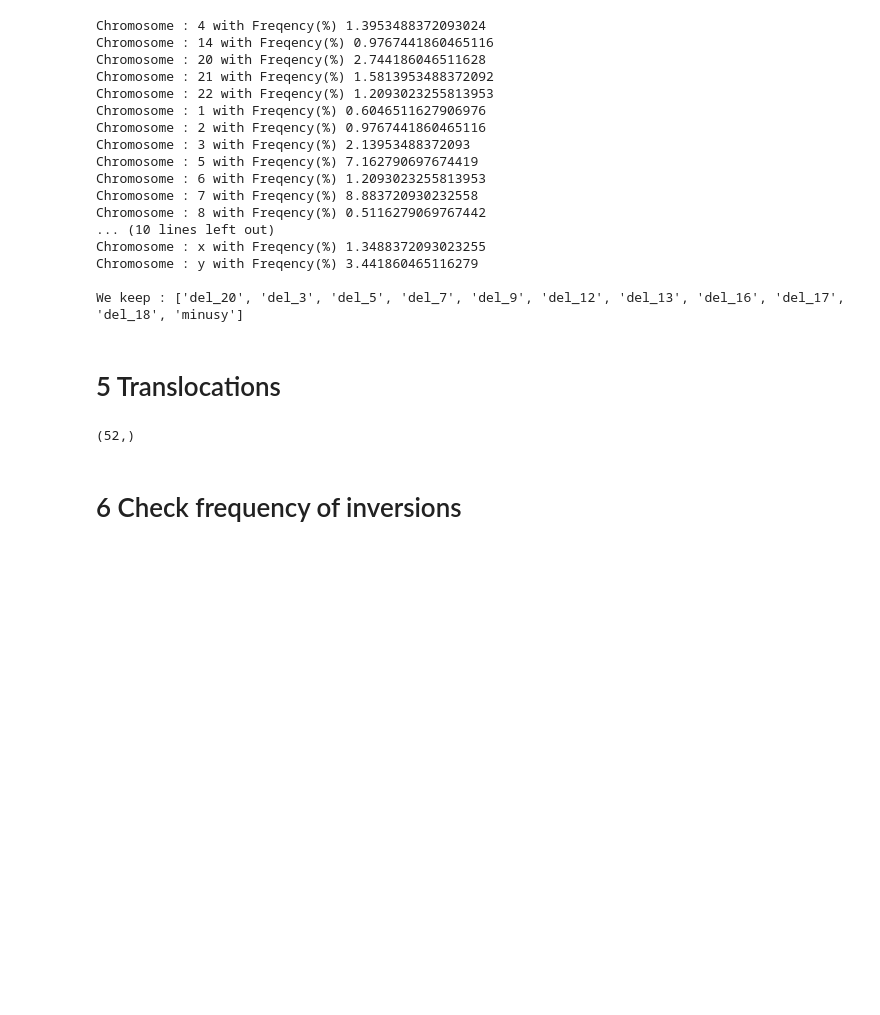
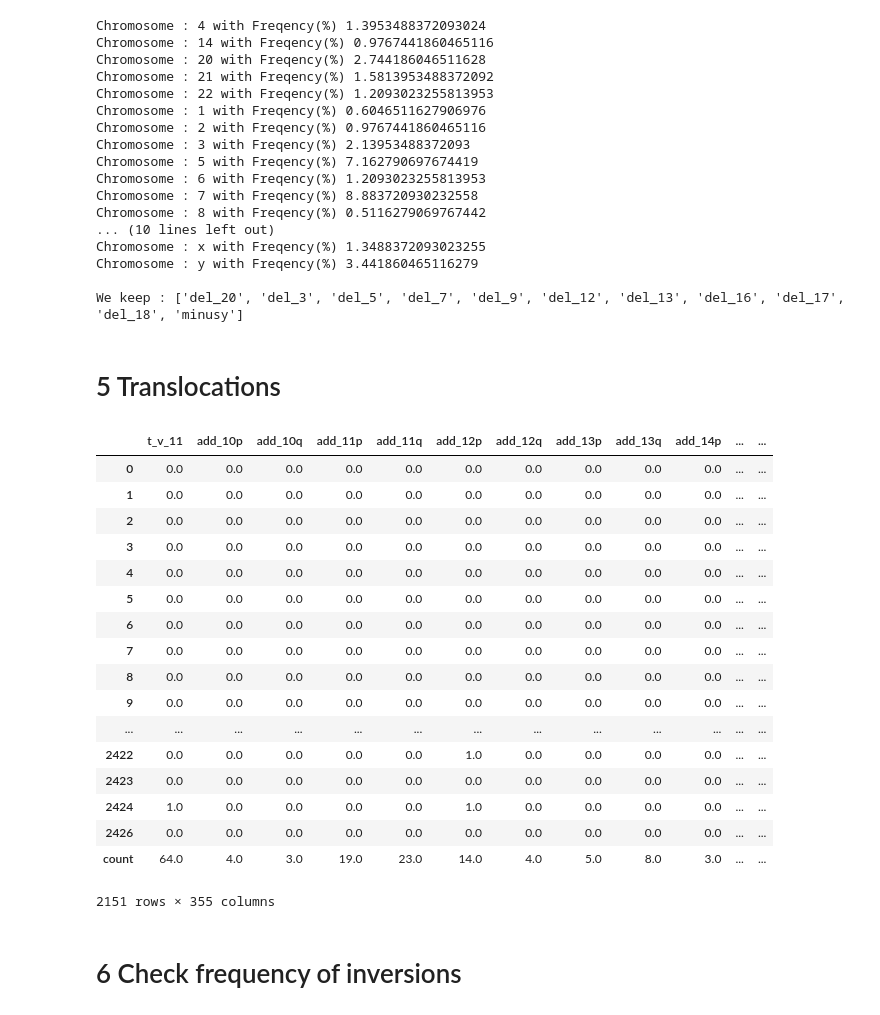
Before and after one commit to reyear/AML_Analysis, a Jupyter notebook: analysis/clustering/clustering_Final_1/HDP_Data_Prep_Step1.ipynb, the cells around one changed output. Saved outputs shown, nothing was run; the diff lists cells and outputs as text; code cells hidden in the pictures; blank space fills up the shorter version.

```diff
--- a/analysis/clustering/clustering_Final_1/HDP_Data_Prep_Step1.ipynb
+++ b/analysis/clustering/clustering_Final_1/HDP_Data_Prep_Step1.ipynb
@@ -171,15 +171,34 @@ We keep : ['del_20', 'del_3', 'del_5', 'del_7', 'del_9', 'del_12', 'del_13', 'de
 transloc = df_w_transloc.loc[:,'t_v_11':'complex']
 #transloc.tail()
 transloc.loc['count']=transloc.sum()
-high_count = pd.DataFrame(transloc.loc['count'].T)
-transloc_keep = high_count[((high_count['count']>=2) & ((high_count.index.str.contains("t_"))|(high_count.index=="complex"))) ].index
-transloc_to_sum = high_count[(high_count['count']<2) & ((high_count.index.str.contains("t_")))].index
-tmp_others = df_w_transloc.loc[:,transloc_keep]
-tmp_others['others_transloc'] = transloc.loc[:,transloc_to_sum].sum(axis = 1)
-tmp_others.others_transloc[tmp_others.others_transloc>1]=1
-tmp_others.columns.shape
+# high_count = pd.DataFrame(transloc.loc['count'].T)
+# transloc_keep = high_count[((high_count['count']>=2) & ((high_count.index.str.contains("t_"))|(high_count.index=="complex"))) ].index
+# transloc_to_sum = high_count[(high_count['count']<2) & ((high_count.index.str.contains("t_")))].index
+# tmp_others = df_w_transloc.loc[:,transloc_keep]
+# tmp_others['others_transloc'] = transloc.loc[:,transloc_to_sum].sum(axis = 1)
+# tmp_others.others_transloc[tmp_others.others_transloc>1]=1
+# tmp_others.columns.shape
-# %% [output]
-(52,)
+# %%
+transloc
+# %% [output]
+|  | t_v_11 | add_10p | add_10q | add_11p | add_11q | add_12p | add_12q | add_13p | add_13q | add_14p | ... | ... |
+| 0 | 0.0 | 0.0 | 0.0 | 0.0 | 0.0 | 0.0 | 0.0 | 0.0 | 0.0 | 0.0 | ... | ... |
+| 1 | 0.0 | 0.0 | 0.0 | 0.0 | 0.0 | 0.0 | 0.0 | 0.0 | 0.0 | 0.0 | ... | ... |
+| 2 | 0.0 | 0.0 | 0.0 | 0.0 | 0.0 | 0.0 | 0.0 | 0.0 | 0.0 | 0.0 | ... | ... |
+| 3 | 0.0 | 0.0 | 0.0 | 0.0 | 0.0 | 0.0 | 0.0 | 0.0 | 0.0 | 0.0 | ... | ... |
+| 4 | 0.0 | 0.0 | 0.0 | 0.0 | 0.0 | 0.0 | 0.0 | 0.0 | 0.0 | 0.0 | ... | ... |
+| 5 | 0.0 | 0.0 | 0.0 | 0.0 | 0.0 | 0.0 | 0.0 | 0.0 | 0.0 | 0.0 | ... | ... |
+| 6 | 0.0 | 0.0 | 0.0 | 0.0 | 0.0 | 0.0 | 0.0 | 0.0 | 0.0 | 0.0 | ... | ... |
+| 7 | 0.0 | 0.0 | 0.0 | 0.0 | 0.0 | 0.0 | 0.0 | 0.0 | 0.0 | 0.0 | ... | ... |
+| 8 | 0.0 | 0.0 | 0.0 | 0.0 | 0.0 | 0.0 | 0.0 | 0.0 | 0.0 | 0.0 | ... | ... |
+| 9 | 0.0 | 0.0 | 0.0 | 0.0 | 0.0 | 0.0 | 0.0 | 0.0 | 0.0 | 0.0 | ... | ... |
+| ... | ... | ... | ... | ... | ... | ... | ... | ... | ... | ... | ... | ... |
+| 2422 | 0.0 | 0.0 | 0.0 | 0.0 | 0.0 | 1.0 | 0.0 | 0.0 | 0.0 | 0.0 | ... | ... |
+| 2423 | 0.0 | 0.0 | 0.0 | 0.0 | 0.0 | 0.0 | 0.0 | 0.0 | 0.0 | 0.0 | ... | ... |
+| 2424 | 1.0 | 0.0 | 0.0 | 0.0 | 0.0 | 1.0 | 0.0 | 0.0 | 0.0 | 0.0 | ... | ... |
+| 2426 | 0.0 | 0.0 | 0.0 | 0.0 | 0.0 | 0.0 | 0.0 | 0.0 | 0.0 | 0.0 | ... | ... |
+| count | 64.0 | 4.0 | 3.0 | 19.0 | 23.0 | 14.0 | 4.0 | 5.0 | 8.0 | 3.0 | ... | ... |
+2151 rows × 355 columns
 # %% [markdown]
 # 6 Check frequency of inversions
 # %%
```
Also changed, not shown: parts of 1 cell of this notebook, 53 other files.
